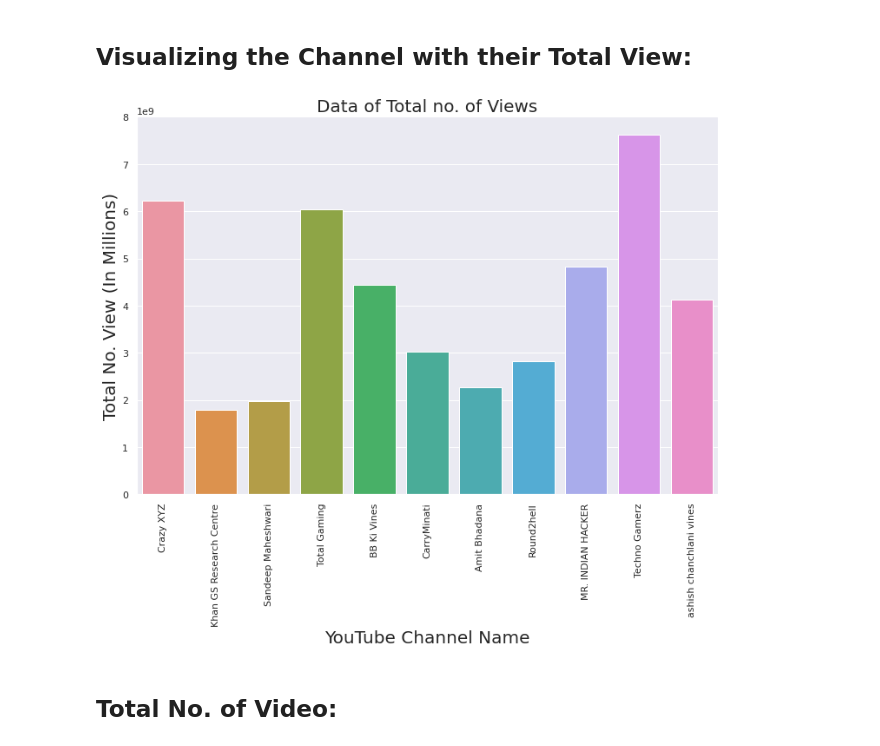
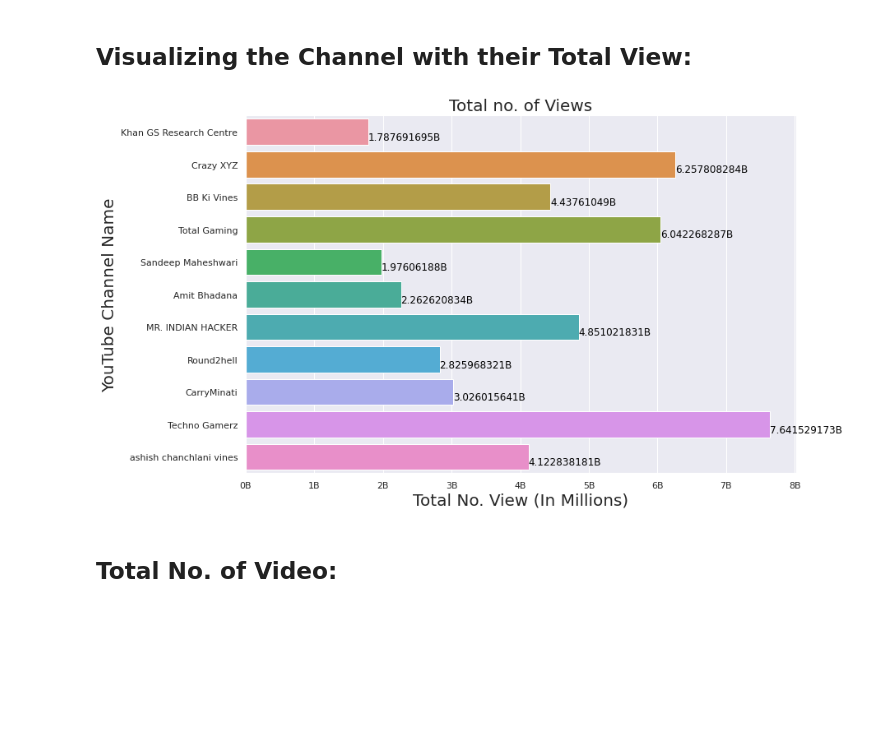
Before and after one commit to Raghushaf/Kaggle, a Jupyter notebook: youtube-data-analysis.ipynb, the cells around one changed output. Saved outputs shown, nothing was run; the diff lists cells and outputs as text; code cells hidden in the pictures; blank space fills up the shorter version.

```diff
--- a/youtube-data-analysis.ipynb
+++ b/youtube-data-analysis.ipynb
@@ -160,14 +172,28 @@ dtype: object
 sns.set(rc={'figure.figsize':(12,8)})
 
 #Setting the plot Data Here
-ax=sns.barplot(x='Channel_Name',y="Subscribers",data=channel_stats)
+ax=sns.barplot(y='Channel_Name',x="Subscribers",data=channel_stats)
 
 #Setting Label and title here
 #ax.set(xlabel="YouTube Channel Name",ylabel="Subscriber of Youtubers(In Millions)",title="Top 11 YouTuber In India")
-ax.set_xlabel('YouTube Channel Name',fontsize = 20)
-ax.set_ylabel('Subscriber of Youtubers(In Millions)',fontsize = 20)
+ax.set_ylabel('YouTube Channel Name',fontsize = 20)
+ax.set_xlabel('Subscriber of Youtubers(In Millions)',fontsize = 20)
 ax.set_title("Top 11 YouTuber In India In SubsCriber", fontsize = 20)
 
-plt.xticks(rotation=90)
+#ax.xaxis.set_major_formatter(ticker.FuncFormatter(lambda x, pos: '{:,.0f}'.format(x)))
+
+ax.xaxis.set_major_formatter(ticker.FuncFormatter(lambda x, pos: '{:,.0f}'.format(x/1000000) + 'M'))
+
+
+y=channel_stats [ 'Subscribers' ] #givnig value of y axis
+
+#ax=ax.bar_label(ax.containers[0], fmt='%.fM') Below line and this line of code both are same both setting bar label
+for i, v in enumerate(y): #this is coustom label
+    x=v
+    v=str(v/1000000)+"M"
+    ax.text(x+3, i + .25, str(v),color='black',)
+
+
+#plt.xticks(rotation=90) for the rotation of x axis value
 plt.show()
 # %% [output]
@@ -177,20 +203,29 @@ plt.show()
 # %%
 # Size of Barplot
 sns.set(rc={'figure.figsize':(12,8)})
 
 #Setting the plot Data Here
-ax=sns.barplot(x='Channel_Name',y="Views",data=channel_stats)
+ax=sns.barplot(y='Channel_Name',x="Views",data=channel_stats)
 
 #Setting Label and title here
 #ax.set(xlabel="YouTube Channel Name",ylabel="Subscriber of Youtubers(In Millions)",title="Top 11 YouTuber In India")
-ax.set_xlabel('YouTube Channel Name',fontsize = 20)
-ax.set_ylabel('Total No. View (In Millions)',fontsize = 20)
-ax.set_title("Data of Total no. of Views", fontsize = 20)
+ax.set_ylabel('YouTube Channel Name',fontsize = 20)
+ax.set_xlabel('Total No. View (In Millions)',fontsize = 20)
+ax.set_title("Total no. of Views", fontsize = 20)
 
-plt.xticks(rotation=90)
+ax.xaxis.set_major_formatter(ticker.FuncFormatter(lambda x, pos: '{:,.0f}'.format(x/1_00_00_00_000) + 'B'))
+
+y=channel_stats['Views']
+#ax.bar_label(ax.containers[0])
+for i, v in enumerate(y): #this is coustom label
+    x=v
+    v=str(v/1_000_000_000)+"B"
+    ax.text(x+3, i + .25, str(v),color='black',)
+
+#plt.xticks(rotation=90)
 plt.show()
 # %% [output]
-[figure, old version]
+[figure, new version]
 # %% [markdown]
 ## Total No. of Video:
 # %%
```
Also changed, not shown: parts of 34 cells of this notebook.
